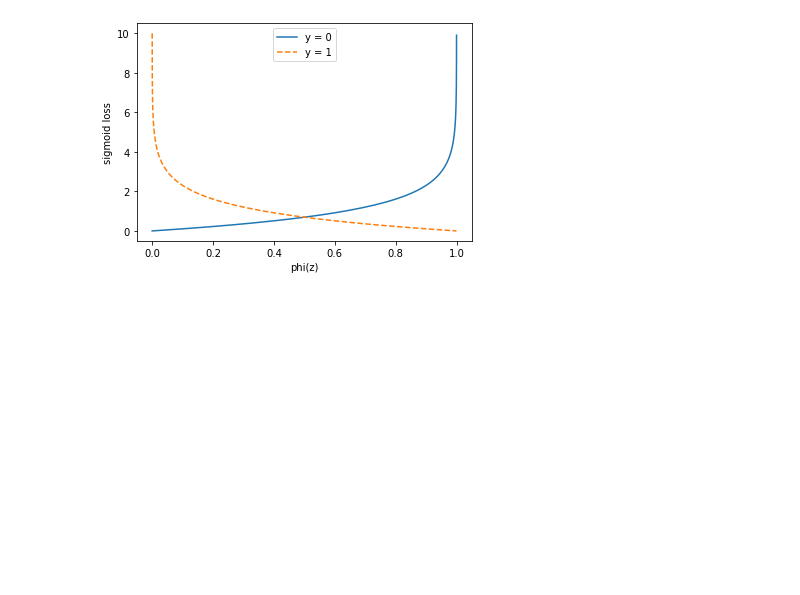
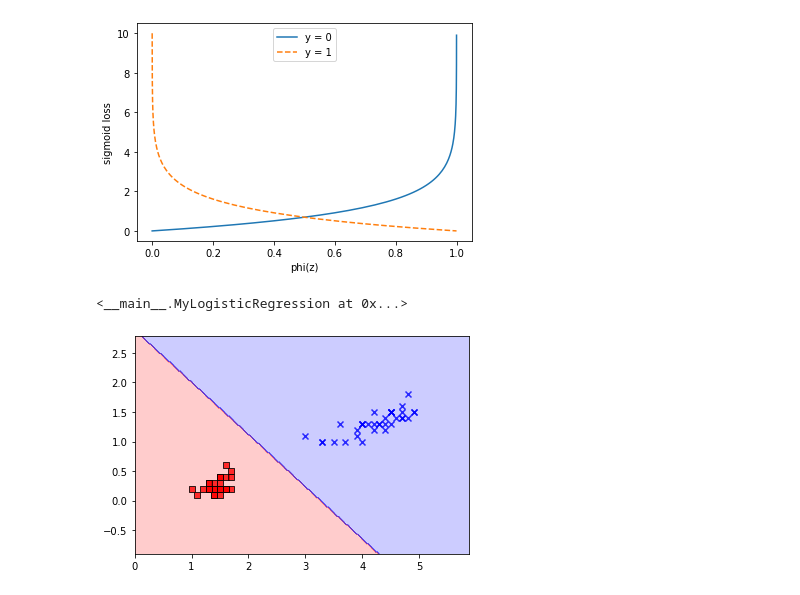
Before and after one commit to Mekhak/machine_learning_lessons, a Jupyter notebook: Raschka_python_machine_learning/chapter_03/LogisticRegression.ipynb, the cells around one changed output. Drawn from its saved outputs; the diff is of its cells as text; code cells hidden in the pictures; blank space fills up the shorter version.

Commit message:
logisttic regression

```diff
--- a/Raschka_python_machine_learning/chapter_03/LogisticRegression.ipynb
+++ b/Raschka_python_machine_learning/chapter_03/LogisticRegression.ipynb
@@ -33,0 +119,18 @@ Text(0, 0.5, 'sigmoid loss')
+# %%
+iris = datasets.load_iris()
+X = iris.data[:, [2, 3]]
+y = iris.target
+
+X_train, X_test, y_train, y_test = train_test_split(X, y, test_size = 0.3, stratify = y)
+# %%
+X_train_01_subset = X_train[(y_train == 0) | (y_train == 1)]
+y_train_01_subset = y_train[(y_train == 0) | (y_train == 1)]
+# %%
+lr = MyLogisticRegression(eta = 0.05, n_iter = 7000, random_state=1)
+lr.fit(X_train_01_subset, y_train_01_subset)
+# %% [output]
+<__main__.MyLogisticRegression at 0x...>
+# %%
+plot_decision_regions(X=X_train_01_subset, y=y_train_01_subset, classifier=lr)
+# %% [output]
+[figure, added]
```
Also changed, not shown: parts of 11 cells of this notebook, 1 other file.
